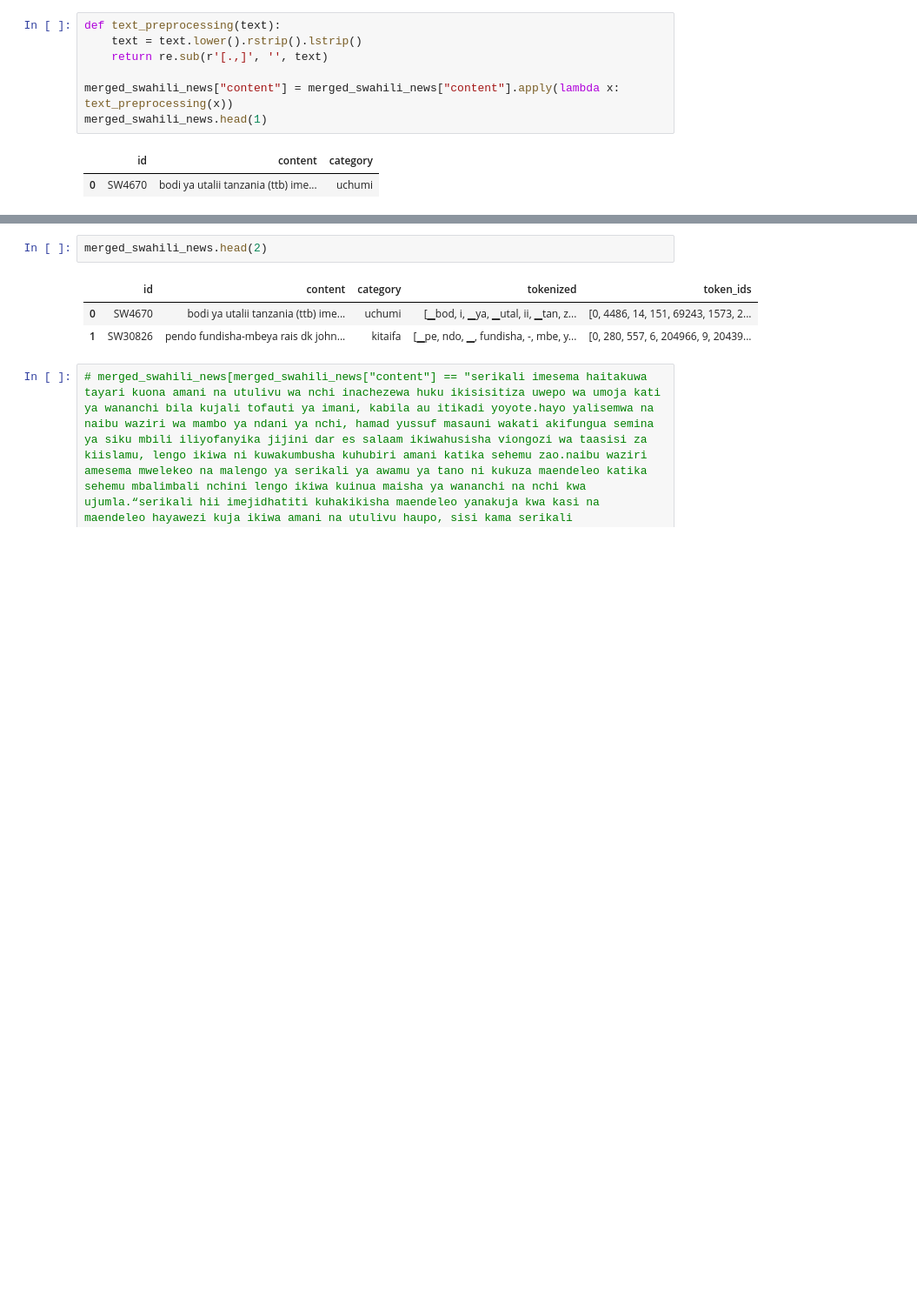
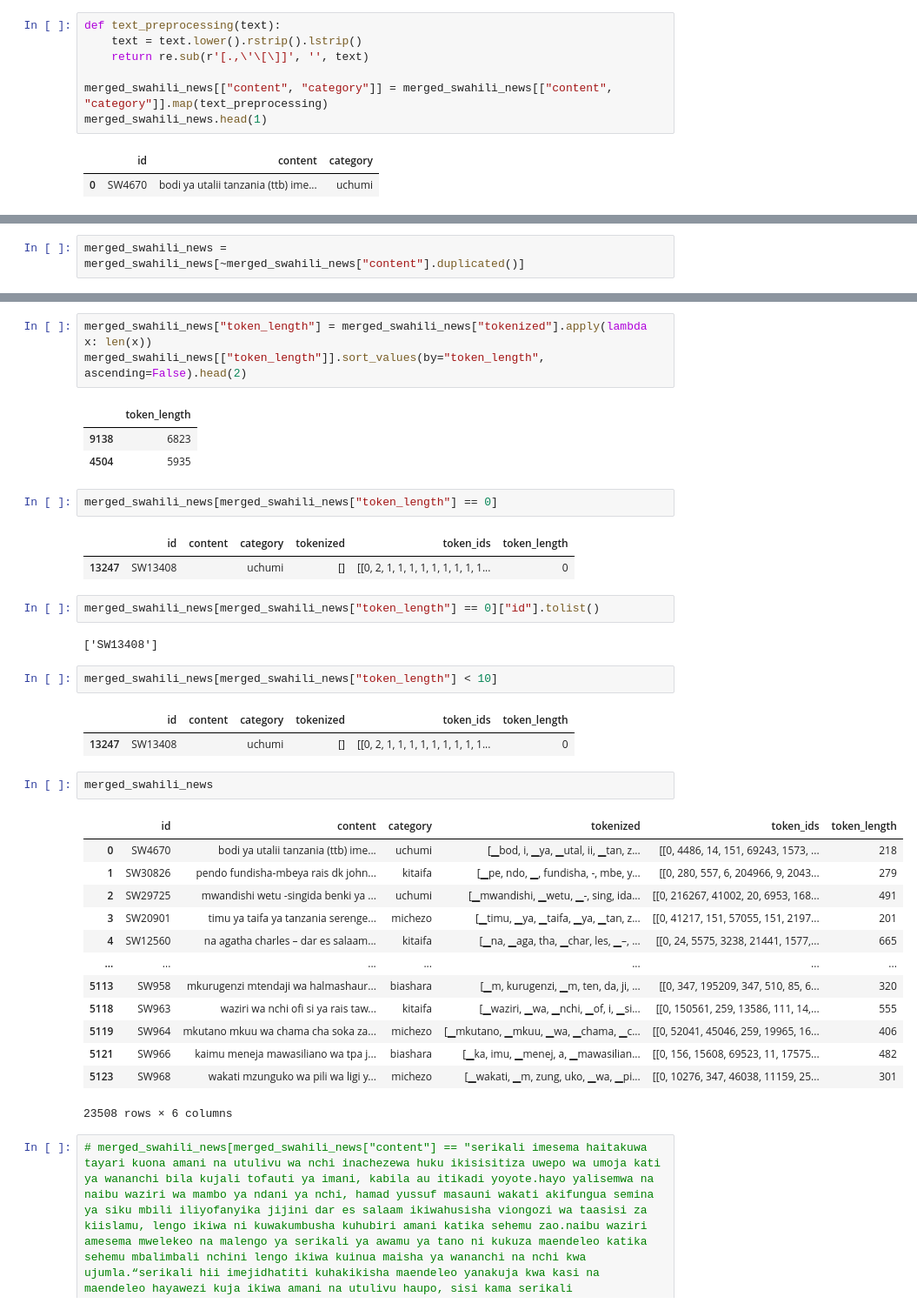
Before and after one commit to muchemicarol/ML4NLU_TermPaper, a Jupyter notebook: swahili_classification.ipynb, the cells around one changed output, grey strips where cells are left out. Shown at 87% size. Cells and saved outputs as stored; diff of their text form; blank space fills up the shorter version.

```diff
--- a/swahili_classification.ipynb
+++ b/swahili_classification.ipynb
@@ -230,9 +173,9 @@ tokenizer = AutoTokenizer.from_pretrained("xlm-roberta-base")
 # %%
 def text_preprocessing(text):
     text = text.lower().rstrip().lstrip()
-    return re.sub(r'[.,]', '', text)
+    return re.sub(r'[.,\'\[\]]', '', text)
 
-merged_swahili_news["content"] = merged_swahili_news["content"].apply(lambda x: text_preprocessing(x))
+merged_swahili_news[["content", "category"]] = merged_swahili_news[["content", "category"]].map(text_preprocessing)
 merged_swahili_news.head(1)
 # %% [output]
 |  | id | content | category |
@@ -244,0 +208,2 @@ merged_swahili_news.tail(1)
+# %%
+merged_swahili_news = merged_swahili_news[~merged_swahili_news["content"].duplicated()]
@@ -263,7 +240,38 @@ merged_swahili_news.head(2)
+# %%
+merged_swahili_news["token_length"] = merged_swahili_news["tokenized"].apply(lambda x: len(x))
+merged_swahili_news[["token_length"]].sort_values(by="token_length", ascending=False).head(2)
+# %% [output]
+|  | token_length |
+| 9138 | 6823 |
+| 4504 | 5935 |
+# %%
+merged_swahili_news[merged_swahili_news["token_length"] == 0]
+# %% [output]
+|  | id | content | category | tokenized | token_ids | token_length |
+| 13247 | SW13408 |  | uchumi | [] | [[0, 2, 1, 1, 1, 1, 1, 1, 1, 1, 1... | 0 |
+# %%
+merged_swahili_news[merged_swahili_news["token_length"] == 0]["id"].tolist()
+# %% [output]
+['SW13408']
+# %%
+merged_swahili_news[merged_swahili_news["token_length"] < 10]
+# %% [output]
+|  | id | content | category | tokenized | token_ids | token_length |
+| 13247 | SW13408 |  | uchumi | [] | [[0, 2, 1, 1, 1, 1, 1, 1, 1, 1, 1... | 0 |
 # %%
-merged_swahili_news.head(2)
+merged_swahili_news
 # %% [output]
-|  | id | content | category | tokenized | token_ids |
-| 0 | SW4670 | bodi ya utalii tanzania (ttb) ime... | uchumi | [▁bod, i, ▁ya, ▁utal, ii, ▁tan, z... | [0, 4486, 14, 151, 69243, 1573, 2... |
-| 1 | SW30826 | pendo fundisha-mbeya rais dk john... | kitaifa | [▁pe, ndo, ▁, fundisha, -, mbe, y... | [0, 280, 557, 6, 204966, 9, 20439... |
+|  | id | content | category | tokenized | token_ids | token_length |
+| 0 | SW4670 | bodi ya utalii tanzania (ttb) ime... | uchumi | [▁bod, i, ▁ya, ▁utal, ii, ▁tan, z... | [[0, 4486, 14, 151, 69243, 1573, ... | 218 |
+| 1 | SW30826 | pendo fundisha-mbeya rais dk john... | kitaifa | [▁pe, ndo, ▁, fundisha, -, mbe, y... | [[0, 280, 557, 6, 204966, 9, 2043... | 279 |
+| 2 | SW29725 | mwandishi wetu -singida benki ya ... | uchumi | [▁mwandishi, ▁wetu, ▁-, sing, ida... | [[0, 216267, 41002, 20, 6953, 168... | 491 |
+| 3 | SW20901 | timu ya taifa ya tanzania serenge... | michezo | [▁timu, ▁ya, ▁taifa, ▁ya, ▁tan, z... | [[0, 41217, 151, 57055, 151, 2197... | 201 |
+| 4 | SW12560 | na agatha charles – dar es salaam... | kitaifa | [▁na, ▁aga, tha, ▁char, les, ▁–, ... | [[0, 24, 5575, 3238, 21441, 1577,... | 665 |
+| ... | ... | ... | ... | ... | ... | ... |
+| 5113 | SW958 | mkurugenzi mtendaji wa halmashaur... | biashara | [▁m, kurugenzi, ▁m, ten, da, ji, ... | [[0, 347, 195209, 347, 510, 85, 6... | 320 |
+| 5118 | SW963 | waziri wa nchi ofi si ya rais taw... | kitaifa | [▁waziri, ▁wa, ▁nchi, ▁of, i, ▁si... | [[0, 150561, 259, 13586, 111, 14,... | 555 |
+| 5119 | SW964 | mkutano mkuu wa chama cha soka za... | michezo | [▁mkutano, ▁mkuu, ▁wa, ▁chama, ▁c... | [[0, 52041, 45046, 259, 19965, 16... | 406 |
+| 5121 | SW966 | kaimu meneja mawasiliano wa tpa j... | biashara | [▁ka, imu, ▁menej, a, ▁mawasilian... | [[0, 156, 15608, 69523, 11, 17575... | 482 |
+| 5123 | SW968 | wakati mzunguko wa pili wa ligi y... | michezo | [▁wakati, ▁m, zung, uko, ▁wa, ▁pi... | [[0, 10276, 347, 46038, 11159, 25... | 301 |
+23508 rows × 6 columns
 # %%
```
Also changed, not shown: parts of 31 cells of this notebook.
